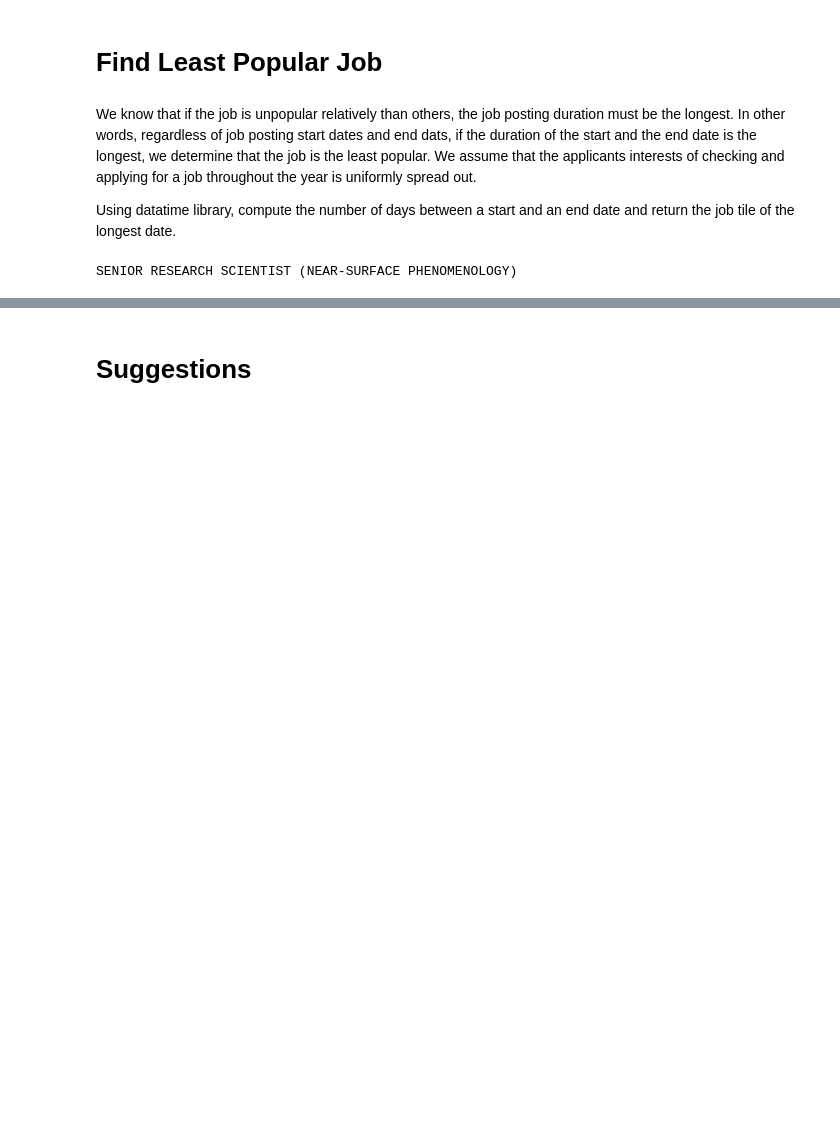
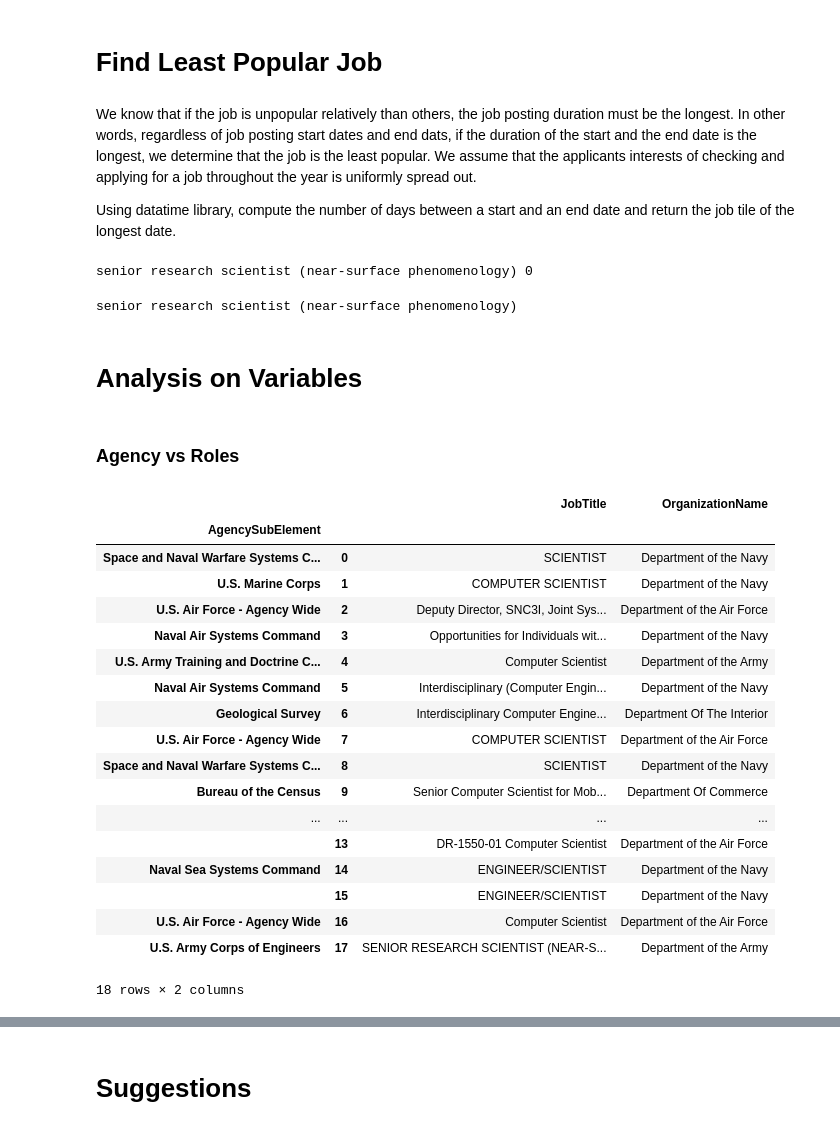
Before and after one commit to graceeunbekim/Job-of-America-Data-Analysis, a Jupyter notebook: JOA_data_analysis.ipynb, the cells around one changed output, grey strips where cells are left out. Cells and saved outputs as stored; diff of their text form; code cells hidden in the pictures; blank space fills up the shorter version.

```diff
--- a/JOA_data_analysis.ipynb
+++ b/JOA_data_analysis.ipynb
@@ -93,6 +93,7 @@ def leastPopularJobs(data_frame):
     to compute the number of days in between two dates. Add the number and the name of the job
     in a dictionary. Sorted by the dictionary values, reversed in a decreasing order,
     adn return the key of the first element of the dictionary.'''
+
     start = data_frame['StartDate']
     end = data_frame['EndDate']
     job_title = data_frame['JobTitle']
@@ -105,10 +106,19 @@ def leastPopularJobs(data_frame):
             end_date = dt.strptime(end[i_end], date_format)
             delta = abs(end_date - start_date)
 
-            total_duration[job_title[i_start]] = delta
+            # in order to prevent from adding the same job name to be considered as the same,
+            # we add a counter 'i' at the end of job name if the key already exists in the dictionary
+            i = 0
+            job_name = job_title[i_start].lower()
+            if (job_name in total_duration.keys()):
+                total_duration[job_name + ' ' + str(i)] = delta
+                i += 1
+            else:
+                total_duration[job_name] = delta
+
     return sorted(total_duration.items(), key=itemgetter(1))[::-1][0][0]
 
 res = leastPopularJobs(date_frame)
 print res
 # %% [output]
-SENIOR RESEARCH SCIENTIST (NEAR-SURFACE PHENOMENOLOGY)
+senior research scientist (near-surface phenomenology) 0
@@ -116,0 +125,57 @@ SENIOR RESEARCH SCIENTIST (NEAR-SURFACE PHENOMENOLOGY)
+# %%
+# find the highest average salary
+salary_frame = frame[['SalaryMax', 'SalaryMin', 'JobTitle']]
+
+def highest_average_salary(data_frame):
+    '''calculate average salary for each job and return the name of the job with the highest average salary.'''
+
+    min_salary = data_frame['SalaryMin']
+    max_salary = data_frame['SalaryMax']
+    job_title = data_frame['JobTitle']
+
+    salary_table = {}
+    for i in job_title.index:
+        int_min = min_salary[i].split('.')[0][1:].replace(",", "")
+        int_max = max_salary[i].split('.')[0][1:].replace(",", "")
+        average = float((int(int_max) + int(int_min)/2))
+
+        counter = 0
+        job_name = job_title[i].lower()
+        if (job_name in salary_table.keys()):
+            salary_table[job_name + ' ' + str(counter)] = average
+            counter += 1
+        else:
+            salary_table[job_name] = average
+    print sorted(salary_table.items(), key=itemgetter(1))[::-1][0][0]
+
+res = highest_average_salary(salary_frame)
+print res
+# %% [output]
+senior research scientist (near-surface phenomenology)
+# %% [markdown]
+# Analysis on Variables
+# %% [markdown]
+### Agency vs Roles
+# %%
+agency_role_frame = frame[['JobTitle', 'OrganizationName', 'AgencySubElement']]
+agency_role_frame.groupby('AgencySubElement').head()[['JobTitle', 'OrganizationName']]
+# %% [output]
+|  |  | JobTitle | OrganizationName |
+| AgencySubElement |  |  |  |
+| Space and Naval Warfare Systems C... | 0 | SCIENTIST | Department of the Navy |
+| U.S. Marine Corps | 1 | COMPUTER SCIENTIST | Department of the Navy |
+| U.S. Air Force - Agency Wide | 2 | Deputy Director, SNC3I, Joint Sys... | Department of the Air Force |
+| Naval Air Systems Command | 3 | Opportunities for Individuals wit... | Department of the Navy |
+| U.S. Army Training and Doctrine C... | 4 | Computer Scientist | Department of the Army |
+| Naval Air Systems Command | 5 | Interdisciplinary (Computer Engin... | Department of the Navy |
+| Geological Survey | 6 | Interdisciplinary Computer Engine... | Department Of The Interior |
+| U.S. Air Force - Agency Wide | 7 | COMPUTER SCIENTIST | Department of the Air Force |
+| Space and Naval Warfare Systems C... | 8 | SCIENTIST | Department of the Navy |
+| Bureau of the Census | 9 | Senior Computer Scientist for Mob... | Department Of Commerce |
+| ... | ... | ... | ... |
+|  | 13 | DR-1550-01 Computer Scientist | Department of the Air Force |
+| Naval Sea Systems Command | 14 | ENGINEER/SCIENTIST | Department of the Navy |
+|  | 15 | ENGINEER/SCIENTIST | Department of the Navy |
+| U.S. Air Force - Agency Wide | 16 | Computer Scientist | Department of the Air Force |
+| U.S. Army Corps of Engineers | 17 | SENIOR RESEARCH SCIENTIST (NEAR-S... | Department of the Army |
+18 rows × 2 columns
```
Also changed, not shown: parts of 5 cells of this notebook.
